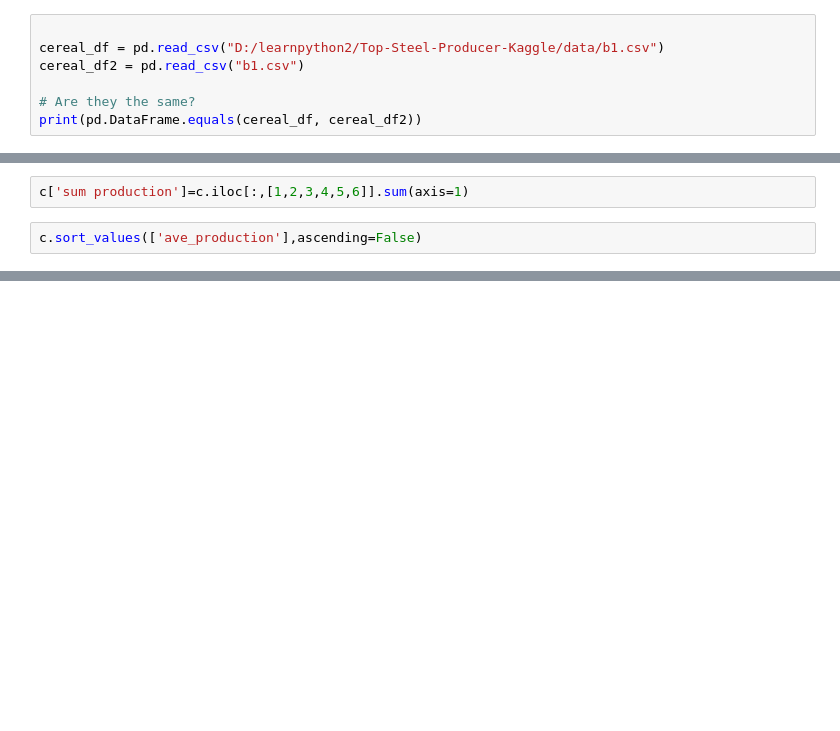
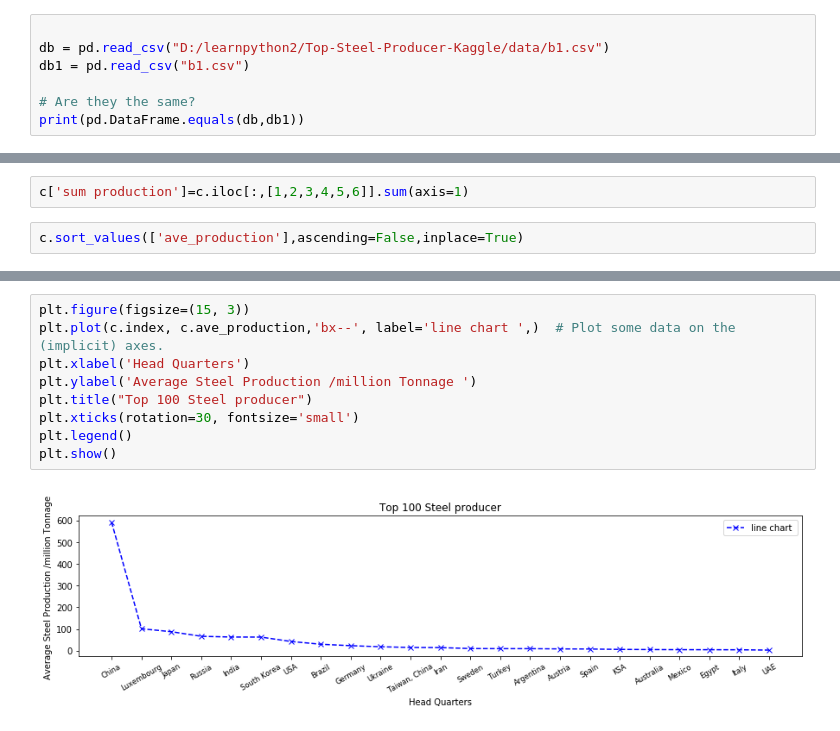
Before and after one commit to bfiroozfard/Top-Steel-Producer-Kaggle, a Jupyter notebook: Steel_production_2011-2016-behnam_analyses.ipynb, the cells around one changed output, grey strips where cells are left out. Cells and saved outputs as stored; diff of their text form; blank space fills up the shorter version.

Commit message:
add chart using mat plot , pand plot and seaborn

```diff
--- a/Steel_production_2011-2016-behnam_analyses.ipynb
+++ b/Steel_production_2011-2016-behnam_analyses.ipynb
@@ -41,11 +21,11 @@ D:\learnpython2\Top-Steel-Producer-Kaggle\data
 /d/learnpython2/Top-Steel-Producer-Kaggle/data
 # %%
 
-cereal_df = pd.read_csv("D:/learnpython2/Top-Steel-Producer-Kaggle/data/b1.csv")
-cereal_df2 = pd.read_csv("b1.csv")
+db = pd.read_csv("D:/learnpython2/Top-Steel-Producer-Kaggle/data/b1.csv")
+db1 = pd.read_csv("b1.csv")
 
 # Are they the same?
-print(pd.DataFrame.equals(cereal_df, cereal_df2))
+print(pd.DataFrame.equals(db,db1))
 # %% [output]
 True
 # %%
@@ -335,4 +313,4 @@ c
 # %%
 c['sum production']=c.iloc[:,[1,2,3,4,5,6]].sum(axis=1)
 # %%
-c.sort_values(['ave_production'],ascending=False)
+c.sort_values(['ave_production'],ascending=False,inplace=True)
@@ -357,0 +339,11 @@ c.sort_values(['ave_production'],ascending=False)
+# %%
+plt.figure(figsize=(15, 3))
+plt.plot(c.index, c.ave_production,'bx--', label='line chart ',)  # Plot some data on the (implicit) axes.
+plt.xlabel('Head Quarters')
+plt.ylabel('Average Steel Production /million Tonnage ')
+plt.title("Top 100 Steel producer")
+plt.xticks(rotation=30, fontsize='small')
+plt.legend()
+plt.show()
+# %% [output]
+[figure, added]
```
Also changed, not shown: parts of 20 cells of this notebook, 1 other file.
